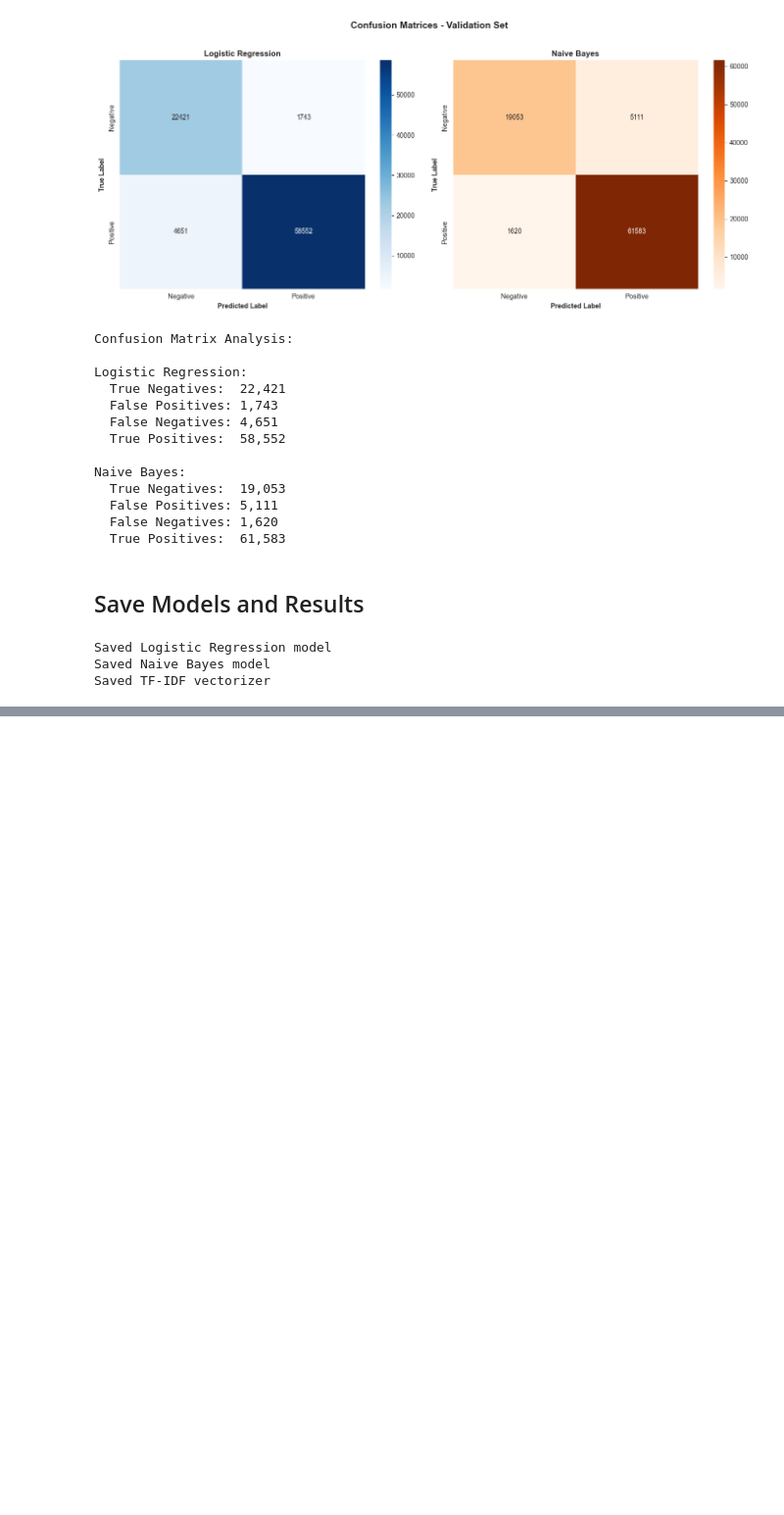
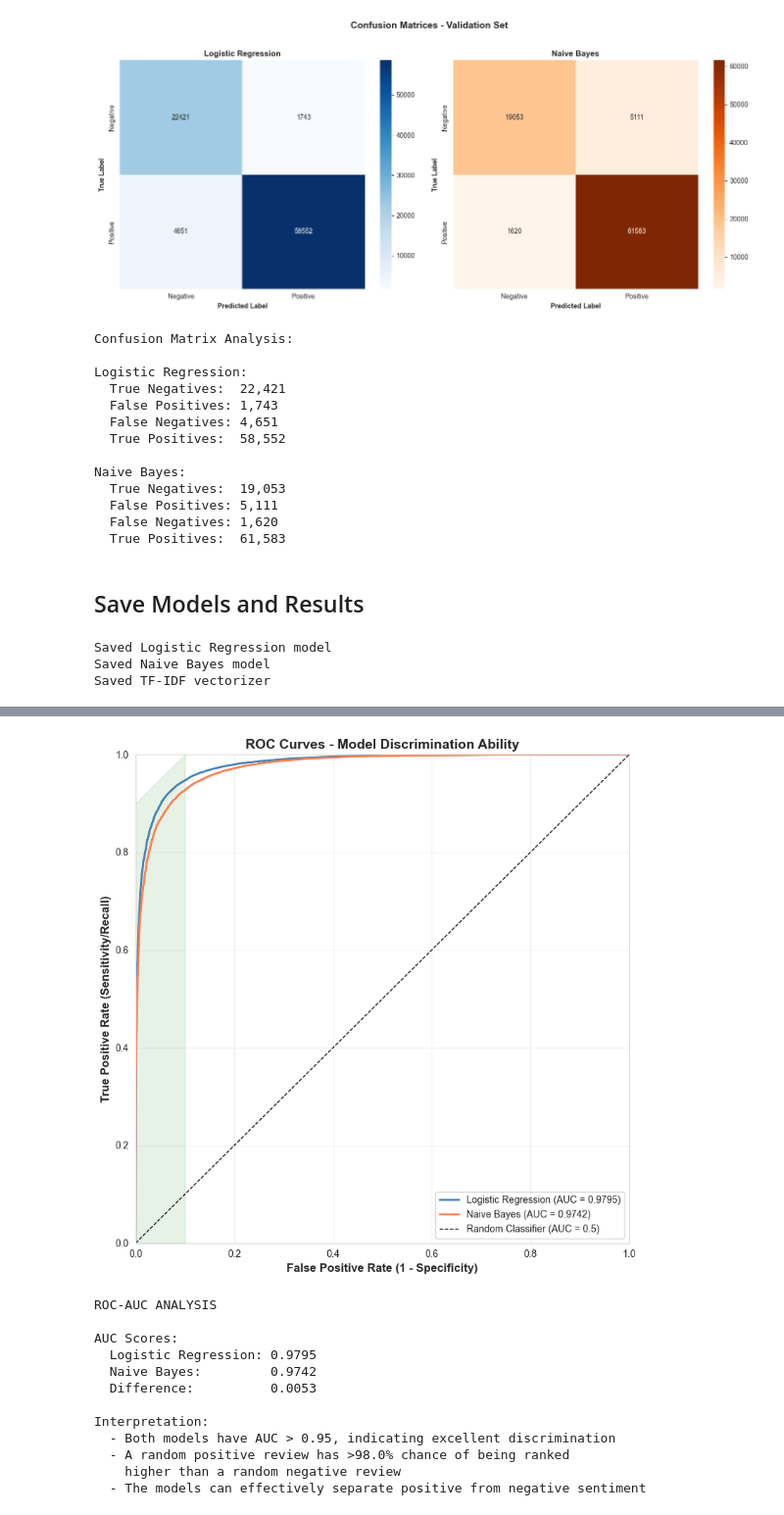
Before and after one commit to 3028Bikalpa/SOSC314_project_Bikki, a Jupyter notebook: Codes/models.ipynb, the cells around one changed output, grey strips where cells are left out. Shown at 98% size. Drawn from its saved outputs; the diff is of its cells as text; code cells hidden in the pictures; blank space fills up the shorter version.

```diff
--- a/Codes/models.ipynb
+++ b/Codes/models.ipynb
@@ -1321,0 +1419,58 @@ Saved TF-IDF vectorizer
+# %%
+# Compute ROC curves
+fpr_lr, tpr_lr, thresholds_lr = roc_curve(y_val, y_prob_lr)
+fpr_nb, tpr_nb, thresholds_nb = roc_curve(y_val, y_prob_nb)
+
+# Compute AUC scores
+auc_lr = roc_auc_score(y_val, y_prob_lr)
+auc_nb = roc_auc_score(y_val, y_prob_nb)
+
+# Plot ROC curves
+fig, ax = plt.subplots(figsize=(8, 8))
+
+ax.plot(fpr_lr, tpr_lr, label=f'Logistic Regression (AUC = {auc_lr:.4f})',
+        color='steelblue', linewidth=2)
+ax.plot(fpr_nb, tpr_nb, label=f'Naive Bayes (AUC = {auc_nb:.4f})',
+        color='coral', linewidth=2)
+ax.plot([0, 1], [0, 1], 'k--', label='Random Classifier (AUC = 0.5)', linewidth=1)
+
+ax.set_xlabel('False Positive Rate (1 - Specificity)', fontweight='bold', fontsize=12)
+ax.set_ylabel('True Positive Rate (Sensitivity/Recall)', fontweight='bold', fontsize=12)
+ax.set_title('ROC Curves - Model Discrimination Ability', fontweight='bold', fontsize=14)
+ax.legend(loc='lower right', fontsize=10)
+ax.grid(alpha=0.3)
+ax.set_xlim([0, 1])
+ax.set_ylim([0, 1])
+
+# Add annotation for optimal threshold region
+ax.fill_between([0, 0.1], [0.9, 1], alpha=0.1, color='green', label='Ideal Region')
+
+plt.tight_layout()
+plt.savefig('../Images/roc_curves.png', dpi=300, bbox_inches='tight')
+plt.show()
+
+print("ROC-AUC ANALYSIS")
+print(f"\nAUC Scores:")
+print(f"  Logistic Regression: {auc_lr:.4f}")
+print(f"  Naive Bayes:         {auc_nb:.4f}")
+print(f"  Difference:          {abs(auc_lr - auc_nb):.4f}")
+
+print("\nInterpretation:")
+print(f"  - Both models have AUC > 0.95, indicating excellent discrimination")
+print(f"  - A random positive review has >{auc_lr:.1%} chance of being ranked")
+print(f"    higher than a random negative review")
+print(f"  - The models can effectively separate positive from negative sentiment")
+# %% [output]
+[figure, added]
+ROC-AUC ANALYSIS
+
+AUC Scores:
+  Logistic Regression: 0.9795
+  Naive Bayes:         0.9742
+  Difference:          0.0053
+
+Interpretation:
+  - Both models have AUC > 0.95, indicating excellent discrimination
+  - A random positive review has >98.0% chance of being ranked
+    higher than a random negative review
+  - The models can effectively separate positive from negative sentiment
```
Also changed, not shown: parts of 14 cells of this notebook, 5 other files.
